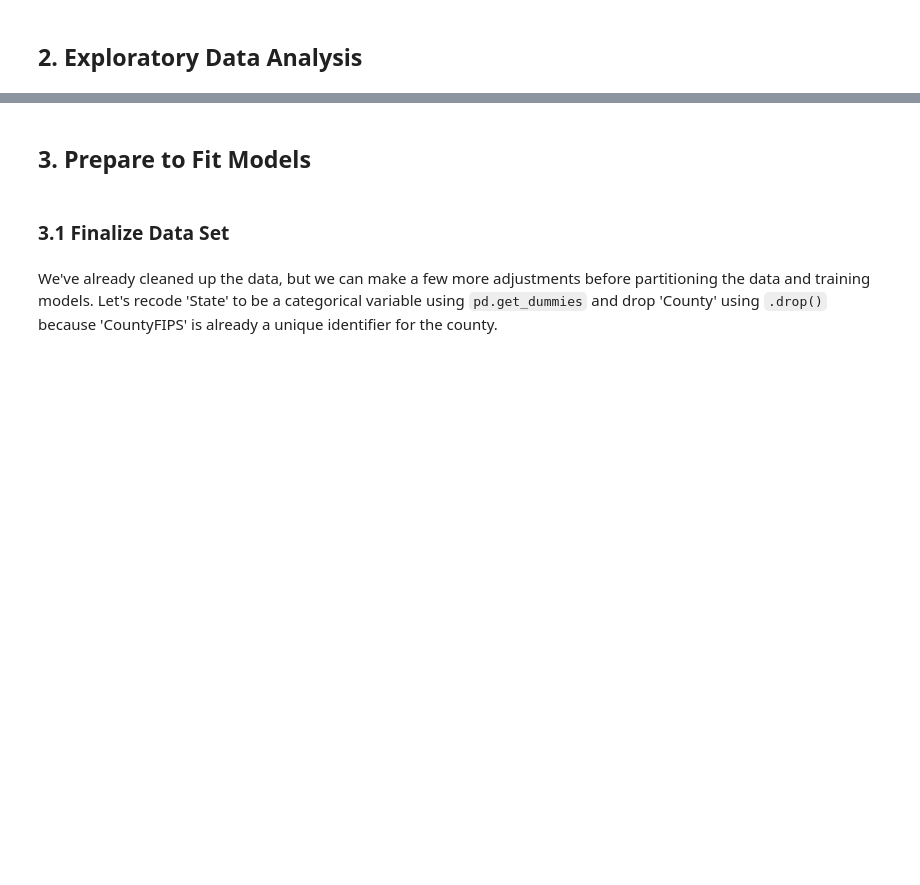
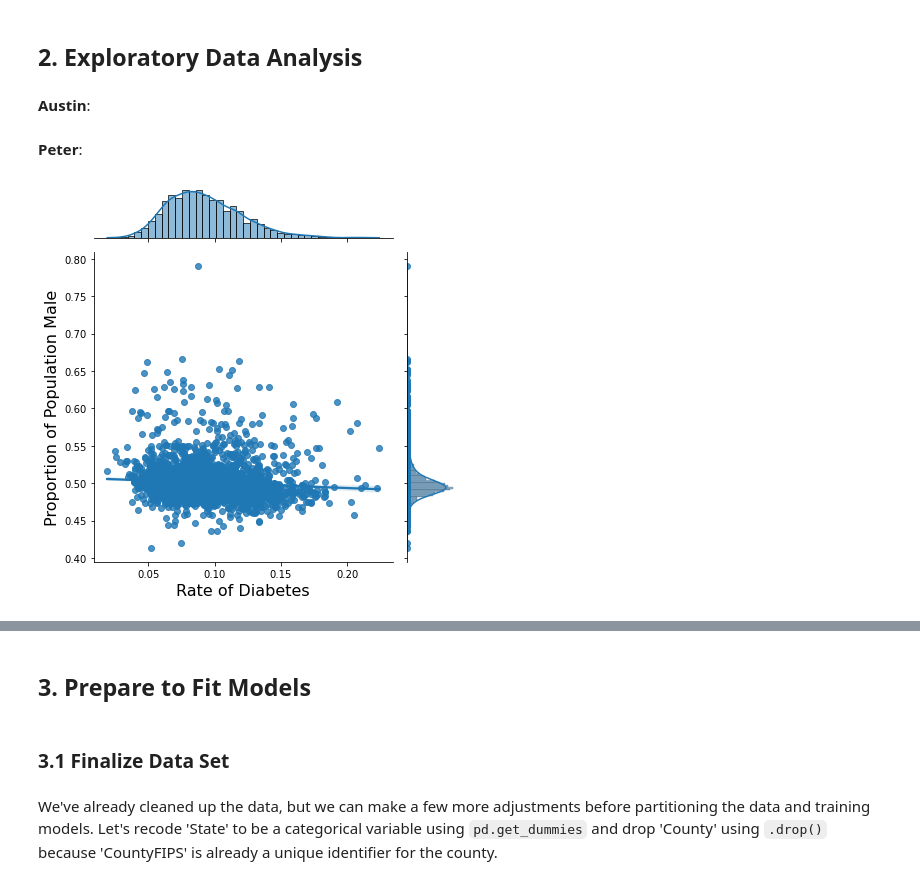
Before and after one commit to chasejstokes/CSS_Project2_Team7_Fall2022, a Jupyter notebook: Project 2 Students.ipynb, the cells around one changed output, grey strips where cells are left out. Cells and saved outputs as stored; diff of their text form; code cells hidden in the pictures; blank space fills up the shorter version.

Commit message:
chase eda completed

```diff
--- a/Project 2 Students.ipynb
+++ b/Project 2 Students.ipynb
@@ -195,0 +203,2 @@ diabetes = diabetes.drop(columns=duplicateColumnNames)
+# %% [markdown]
+**Austin**:
@@ -195,0 +207,10 @@ diabetes = diabetes.drop(columns=duplicateColumnNames)
+# %% [markdown]
+**Peter**:
+# %%
+# chase EDA
+j_plot = sns.jointplot(x='Diabetes_Number', y='sex and age_total population_male', data = diabetes, kind = "reg")
+sns.regplot(x='Diabetes_Number', y='sex and age_total population_male', data=diabetes)
+j_plot.set_axis_labels('Rate of Diabetes', 'Proportion of Population Male', fontsize=16)
+plt.tight_layout();
+# %% [output]
+[figure, added]
```
Also changed, not shown: parts of 5 cells of this notebook.
